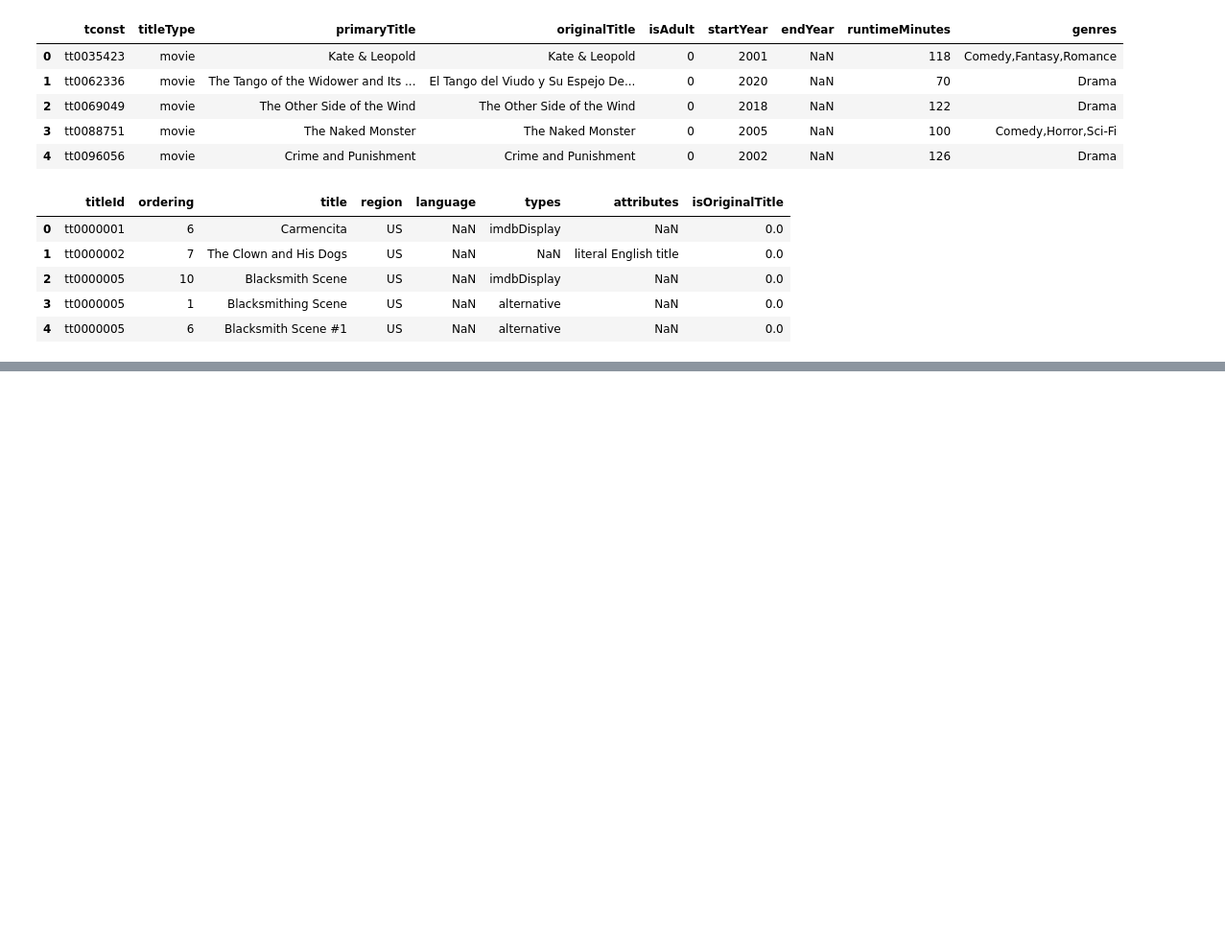
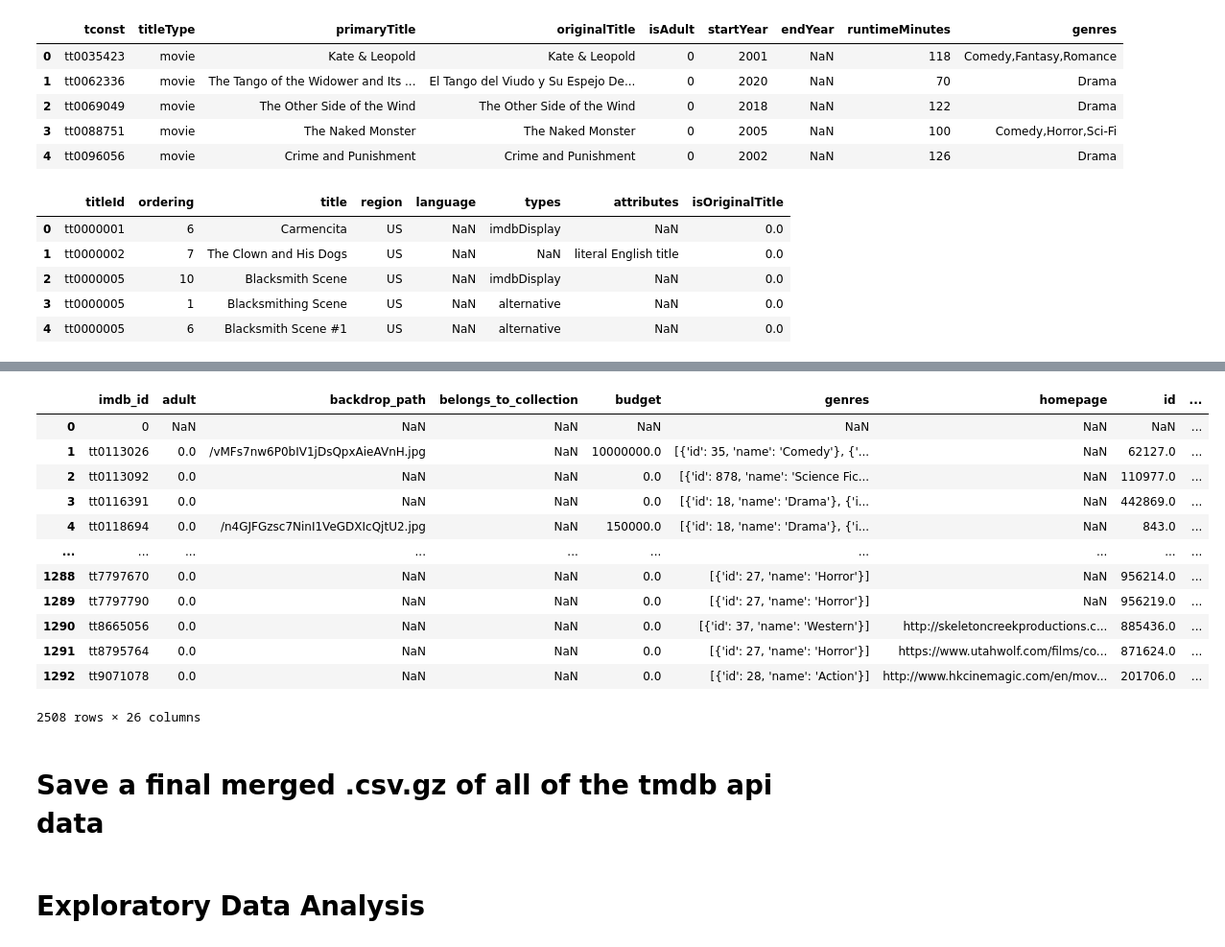
Before and after one commit to MileneCV/Movies_dataset_project3, a Jupyter notebook: movies_database.ipynb, the cells around one changed output, grey strips where cells are left out. Shown at 96% size. Saved outputs shown, nothing was run; the diff lists cells and outputs as text; code cells hidden in the pictures; blank space fills up the shorter version.

```diff
--- a/movies_database.ipynb
+++ b/movies_database.ipynb
@@ -427,0 +630,19 @@ rating.head()
+# %%
+df_2000_2001 = pd.concat([df_2000, df_2001], axis=0)
+df_2000_2001
+# %% [output]
+|  | imdb_id | adult | backdrop_path | belongs_to_collection | budget | genres | homepage | id | ... |
+| 0 | 0 | NaN | NaN | NaN | NaN | NaN | NaN | NaN | ... |
+| 1 | tt0113026 | 0.0 | /vMFs7nw6P0bIV1jDsQpxAieAVnH.jpg | NaN | 10000000.0 | [{'id': 35, 'name': 'Comedy'}, {'... | NaN | 62127.0 | ... |
+| 2 | tt0113092 | 0.0 | NaN | NaN | 0.0 | [{'id': 878, 'name': 'Science Fic... | NaN | 110977.0 | ... |
+| 3 | tt0116391 | 0.0 | NaN | NaN | 0.0 | [{'id': 18, 'name': 'Drama'}, {'i... | NaN | 442869.0 | ... |
+| 4 | tt0118694 | 0.0 | /n4GJFGzsc7NinI1VeGDXIcQjtU2.jpg | NaN | 150000.0 | [{'id': 18, 'name': 'Drama'}, {'i... | NaN | 843.0 | ... |
+| ... | ... | ... | ... | ... | ... | ... | ... | ... | ... |
+| 1288 | tt7797670 | 0.0 | NaN | NaN | 0.0 | [{'id': 27, 'name': 'Horror'}] | NaN | 956214.0 | ... |
+| 1289 | tt7797790 | 0.0 | NaN | NaN | 0.0 | [{'id': 27, 'name': 'Horror'}] | NaN | 956219.0 | ... |
+| 1290 | tt8665056 | 0.0 | NaN | NaN | 0.0 | [{'id': 37, 'name': 'Western'}] | http://skeletoncreekproductions.c... | 885436.0 | ... |
+| 1291 | tt8795764 | 0.0 | NaN | NaN | 0.0 | [{'id': 27, 'name': 'Horror'}] | https://www.utahwolf.com/films/co... | 871624.0 | ... |
+| 1292 | tt9071078 | 0.0 | NaN | NaN | 0.0 | [{'id': 28, 'name': 'Action'}] | http://www.hkcinemagic.com/en/mov... | 201706.0 | ... |
+2508 rows × 26 columns
+# %% [markdown]
+# Save a final merged .csv.gz of all of the tmdb api data
@@ -427,0 +651,2 @@ rating.head()
+# %% [markdown]
+# Exploratory Data Analysis
```
Also changed, not shown: parts of 49 cells of this notebook, 8 other files.
